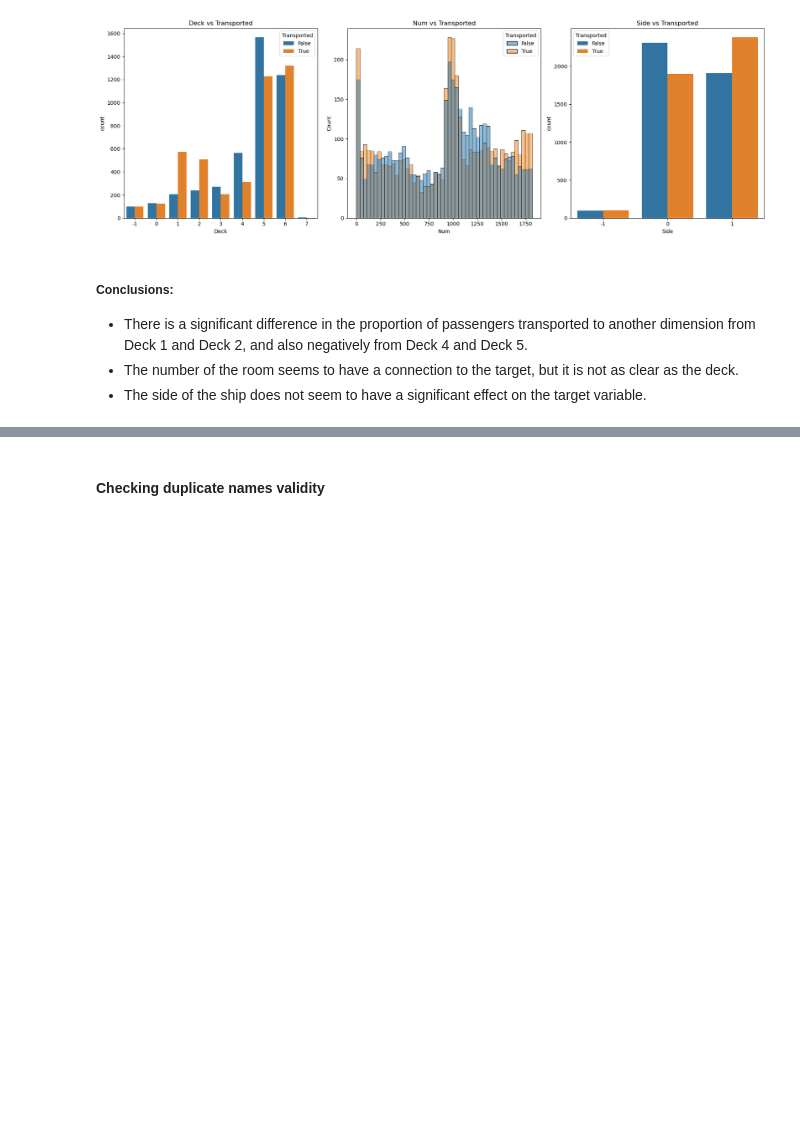
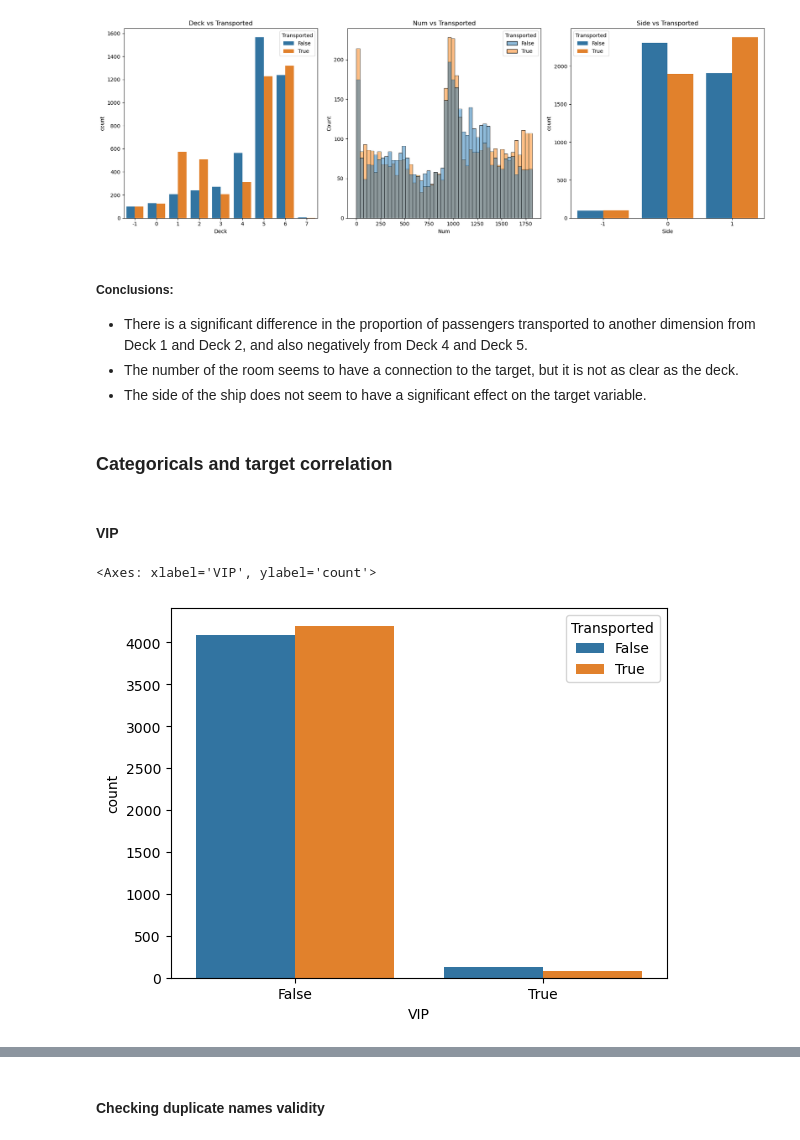
Before and after one commit to Herkata/spaceship_titanic, a Jupyter notebook: space_titanic.ipynb, the cells around one changed output, grey strips where cells are left out. Saved outputs shown, nothing was run; the diff lists cells and outputs as text; code cells hidden in the pictures; blank space fills up the shorter version.

Commit message:
added graphs and statistical inference

```diff
--- a/space_titanic.ipynb
+++ b/space_titanic.ipynb
@@ -265,3 +164,12 @@ plt.show()
 - There is a significant difference in the proportion of passengers transported to another dimension from Deck 1 and Deck 2, and also negatively from Deck 4 and Deck 5.
 - The number of the room seems to have a connection to the target, but it is not as clear as the deck.
 - The side of the ship does not seem to have a significant effect on the target variable.
+# %% [markdown]
+### Categoricals and target correlation
+# %% [markdown]
+#### VIP
+# %%
+sns.countplot(x='VIP', data=data, hue='Transported')
+# %% [output]
+<Axes: xlabel='VIP', ylabel='count'>
+[figure, added]
```
Also changed, not shown: parts of 55 cells of this notebook, 3 other files.
